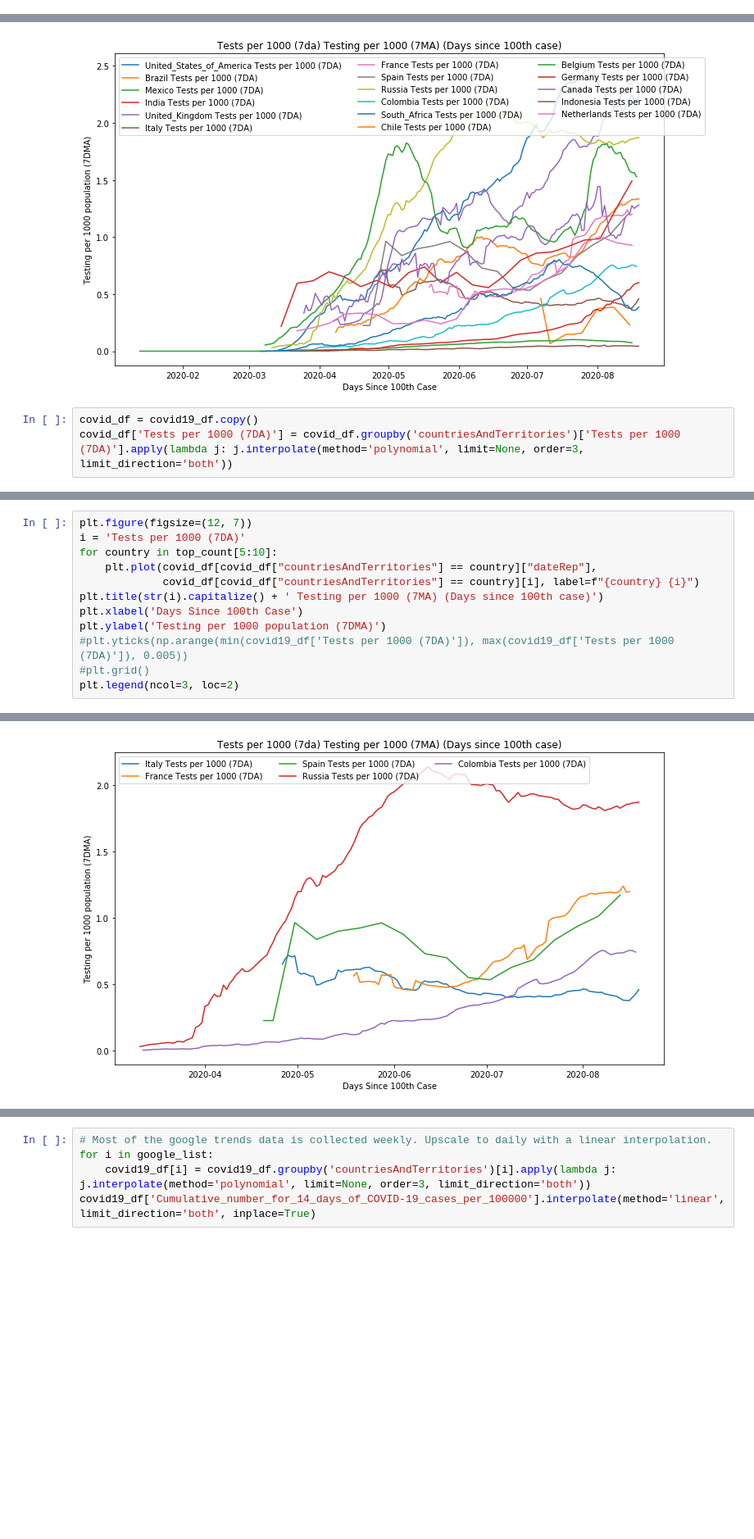
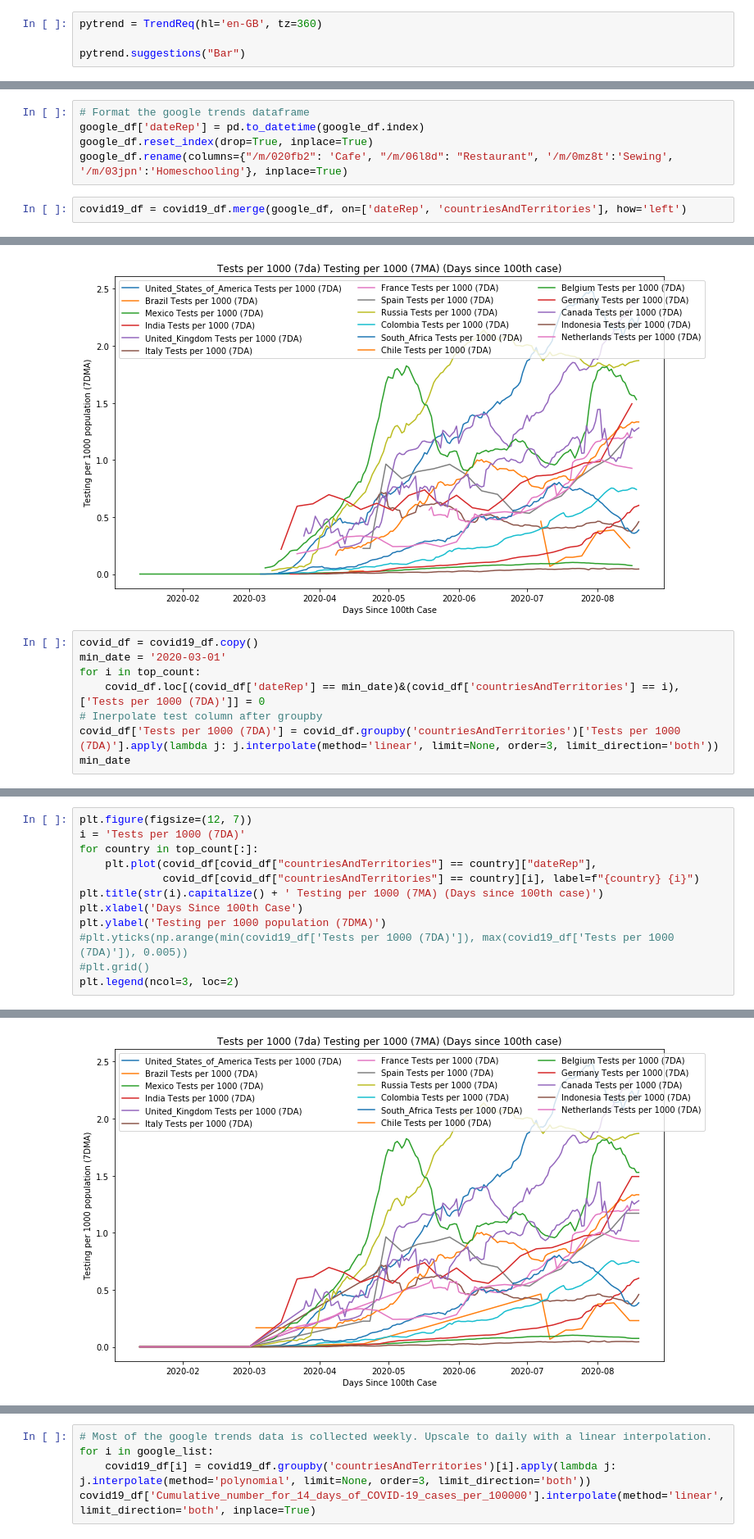
Before and after one commit to sameckford/Covid-19_Walkthrough_Part2, a Jupyter notebook: data_prep_covid_19.ipynb, the cells around one changed output, grey strips where cells are left out. Shown at 82% size. Saved outputs shown, nothing was run; the diff lists cells and outputs as text; blank space fills up the shorter version.

```diff
--- a/data_prep_covid_19.ipynb
+++ b/data_prep_covid_19.ipynb
@@ -142,0 +121,4 @@ for root, dirs, files in os.walk(os.path.join(data_folder, 'Google_Search')):
+# %%
+pytrend = TrendReq(hl='en-GB', tz=360)
+
+pytrend.suggestions("Bar")
@@ -143,3 +184,10 @@ for root, dirs, files in os.walk(os.path.join(data_folder, 'Google_Search')):
+# %%
+# Format the google trends dataframe
+google_df['dateRep'] = pd.to_datetime(google_df.index)
+google_df.reset_index(drop=True, inplace=True)
+google_df.rename(columns={"/m/020fb2": 'Cafe', "/m/06l8d": "Restaurant", '/m/0mz8t':'Sewing', '/m/03jpn':'Homeschooling'}, inplace=True)
+# %%
+covid19_df = covid19_df.merge(google_df, on=['dateRep', 'countriesAndTerritories'], how='left')
 # %%
 """Import the testing data"""
 # Import the testing data
@@ -186,4 +227,9 @@ plt.legend(ncol=3, loc=2)
 [figure]
 # %%
 covid_df = covid19_df.copy()
-covid_df['Tests per 1000 (7DA)'] = covid_df.groupby('countriesAndTerritories')['Tests per 1000 (7DA)'].apply(lambda j: j.interpolate(method='polynomial', limit=None, order=3, limit_direction='both'))
+min_date = '2020-03-01'
+for i in top_count:
+    covid_df.loc[(covid_df['dateRep'] == min_date)&(covid_df['countriesAndTerritories'] == i), ['Tests per 1000 (7DA)']] = 0
+# Inerpolate test column after groupby
+covid_df['Tests per 1000 (7DA)'] = covid_df.groupby('countriesAndTerritories')['Tests per 1000 (7DA)'].apply(lambda j: j.interpolate(method='linear', limit=None, order=3, limit_direction='both'))
+min_date
@@ -190,16 +238,16 @@ covid_df['Tests per 1000 (7DA)'] = covid_df.groupby('countriesAndTerritories')['
 # %%
 plt.figure(figsize=(12, 7))
 i = 'Tests per 1000 (7DA)'
-for country in top_count[5:10]:
+for country in top_count[:]:
     plt.plot(covid_df[covid_df["countriesAndTerritories"] == country]["dateRep"],
              covid_df[covid_df["countriesAndTerritories"] == country][i], label=f"{country} {i}")
 plt.title(str(i).capitalize() + ' Testing per 1000 (7MA) (Days since 100th case)')
 plt.xlabel('Days Since 100th Case')
 plt.ylabel('Testing per 1000 population (7DMA)')
 #plt.yticks(np.arange(min(covid19_df['Tests per 1000 (7DA)']), max(covid19_df['Tests per 1000 (7DA)']), 0.005))
 #plt.grid()
 plt.legend(ncol=3, loc=2)
 # %% [output]
 <matplotlib.legend.Legend at 0x...>
-[figure, old version]
+[figure, new version]
 # %%
```
Also changed, not shown: parts of 14 cells of this notebook, 3 other files.
